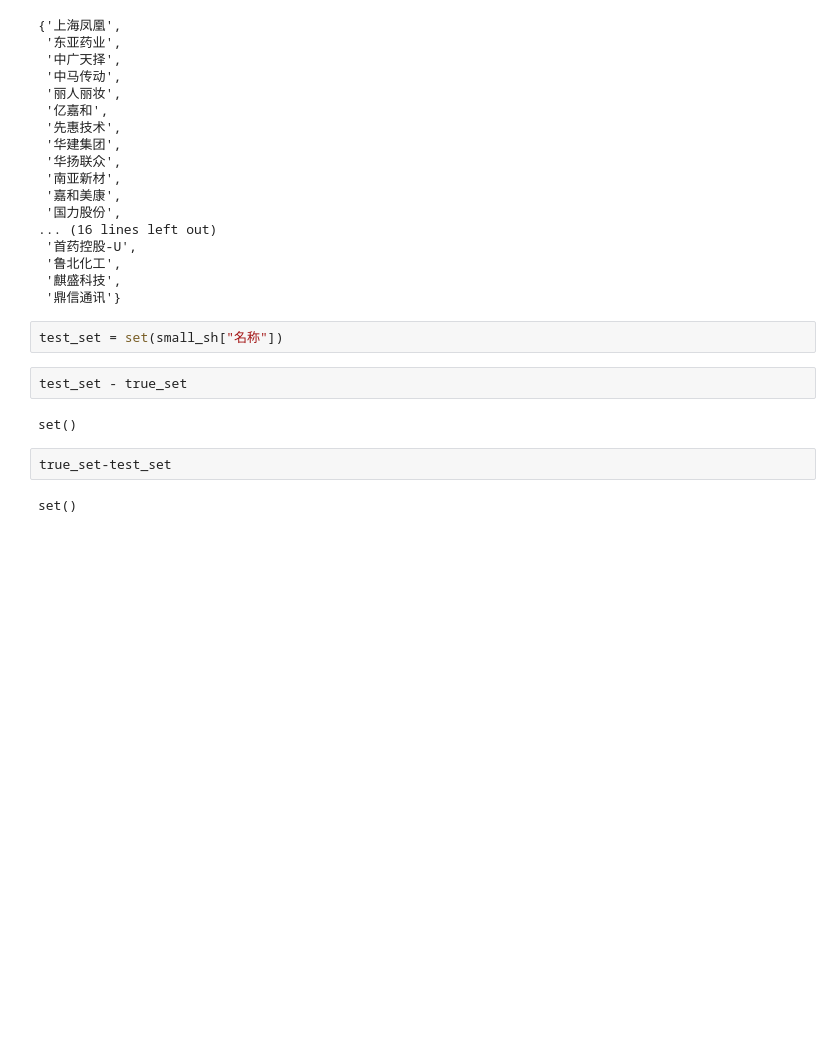
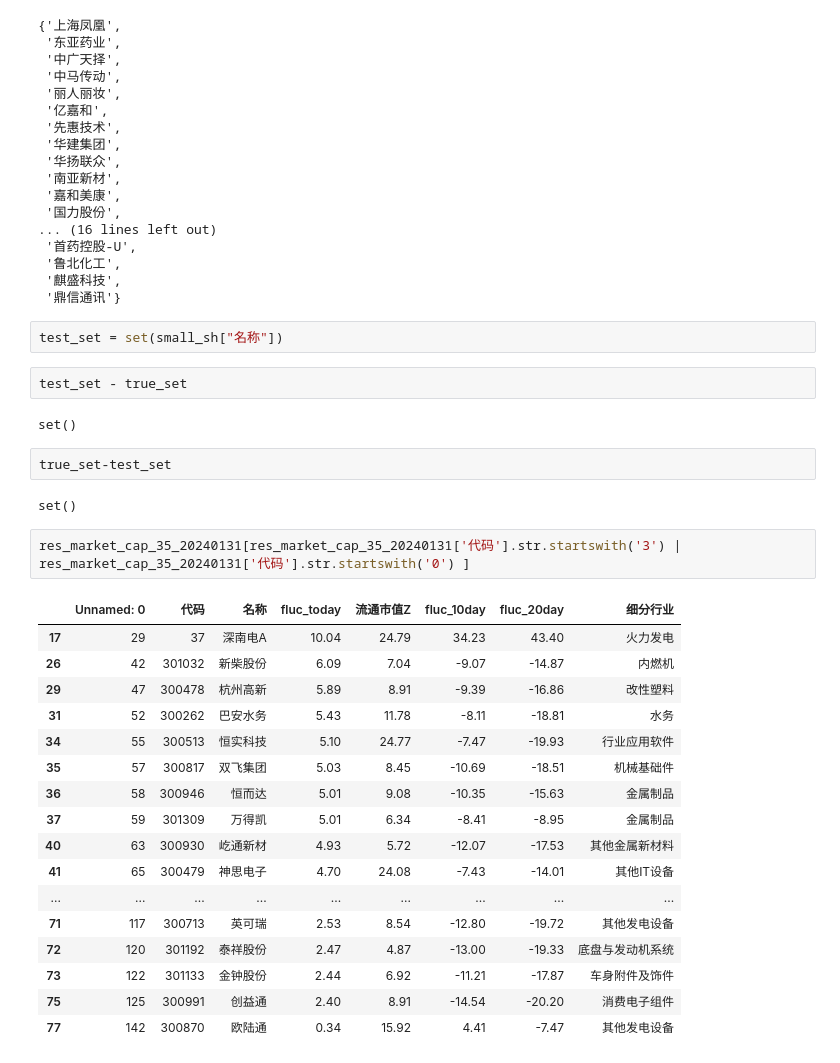
Before and after one commit to cosmo86/SE_crawler, a Jupyter notebook: Untitled.ipynb, the cells around one changed output. Drawn from its saved outputs; the diff is of its cells as text; blank space fills up the shorter version.

```diff
--- a/Untitled.ipynb
+++ b/Untitled.ipynb
@@ -263,3 +263,23 @@ set()
 true_set-test_set
 # %% [output]
 set()
+# %%
+res_market_cap_35_20240131[res_market_cap_35_20240131['代码'].str.startswith('3') | res_market_cap_35_20240131['代码'].str.startswith('0') ]
+# %% [output]
+|  | Unnamed: 0 | 代码 | 名称 | fluc_today | 流通市值Z | fluc_10day | fluc_20day | 细分行业 |
+| 17 | 29 | 37 | 深南电A | 10.04 | 24.79 | 34.23 | 43.40 | 火力发电 |
+| 26 | 42 | 301032 | 新柴股份 | 6.09 | 7.04 | -9.07 | -14.87 | 内燃机 |
+| 29 | 47 | 300478 | 杭州高新 | 5.89 | 8.91 | -9.39 | -16.86 | 改性塑料 |
+| 31 | 52 | 300262 | 巴安水务 | 5.43 | 11.78 | -8.11 | -18.81 | 水务 |
+| 34 | 55 | 300513 | 恒实科技 | 5.10 | 24.77 | -7.47 | -19.93 | 行业应用软件 |
+| 35 | 57 | 300817 | 双飞集团 | 5.03 | 8.45 | -10.69 | -18.51 | 机械基础件 |
+| 36 | 58 | 300946 | 恒而达 | 5.01 | 9.08 | -10.35 | -15.63 | 金属制品 |
+| 37 | 59 | 301309 | 万得凯 | 5.01 | 6.34 | -8.41 | -8.95 | 金属制品 |
+| 40 | 63 | 300930 | 屹通新材 | 4.93 | 5.72 | -12.07 | -17.53 | 其他金属新材料 |
+| 41 | 65 | 300479 | 神思电子 | 4.70 | 24.08 | -7.43 | -14.01 | 其他IT设备 |
+| ... | ... | ... | ... | ... | ... | ... | ... | ... |
+| 71 | 117 | 300713 | 英可瑞 | 2.53 | 8.54 | -12.80 | -19.72 | 其他发电设备 |
+| 72 | 120 | 301192 | 泰祥股份 | 2.47 | 4.87 | -13.00 | -19.33 | 底盘与发动机系统 |
+| 73 | 122 | 301133 | 金钟股份 | 2.44 | 6.92 | -11.21 | -17.87 | 车身附件及饰件 |
+| 75 | 125 | 300991 | 创益通 | 2.40 | 8.91 | -14.54 | -20.20 | 消费电子组件 |
+| 77 | 142 | 300870 | 欧陆通 | 0.34 | 15.92 | 4.41 | -7.47 | 其他发电设备 |
```
Also changed, not shown: parts of 2 cells of this notebook, 13 other files.
